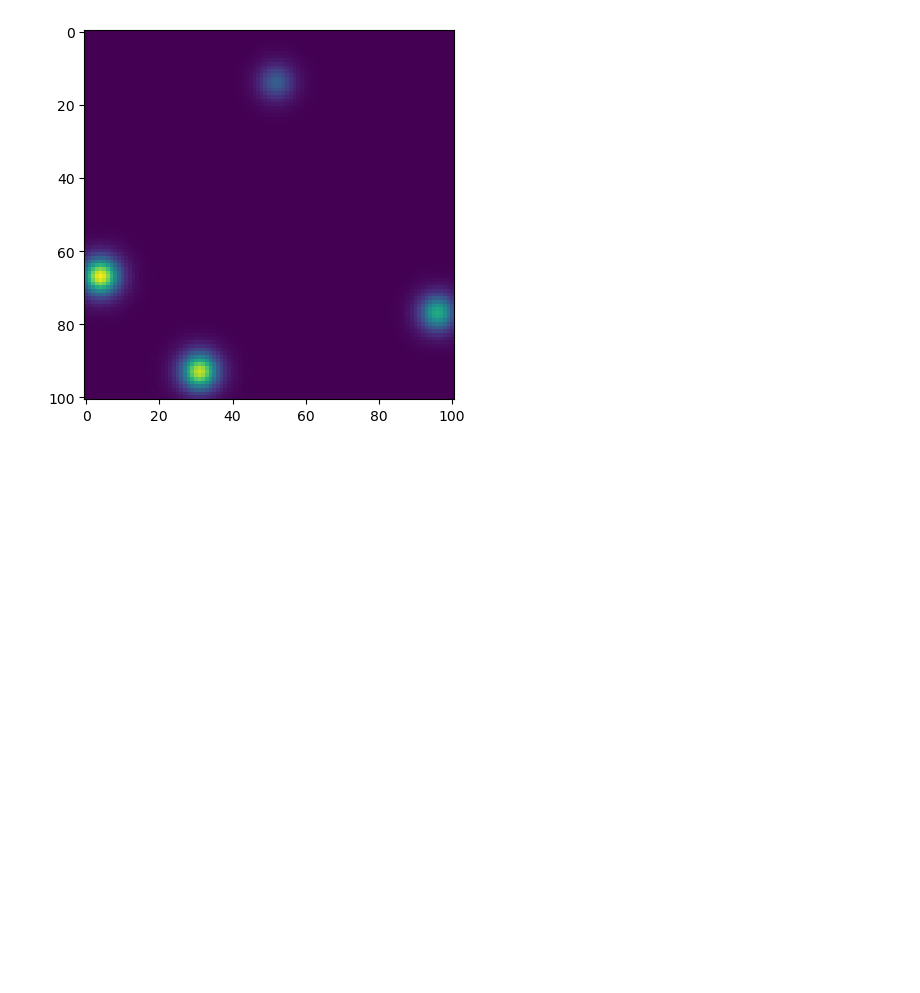
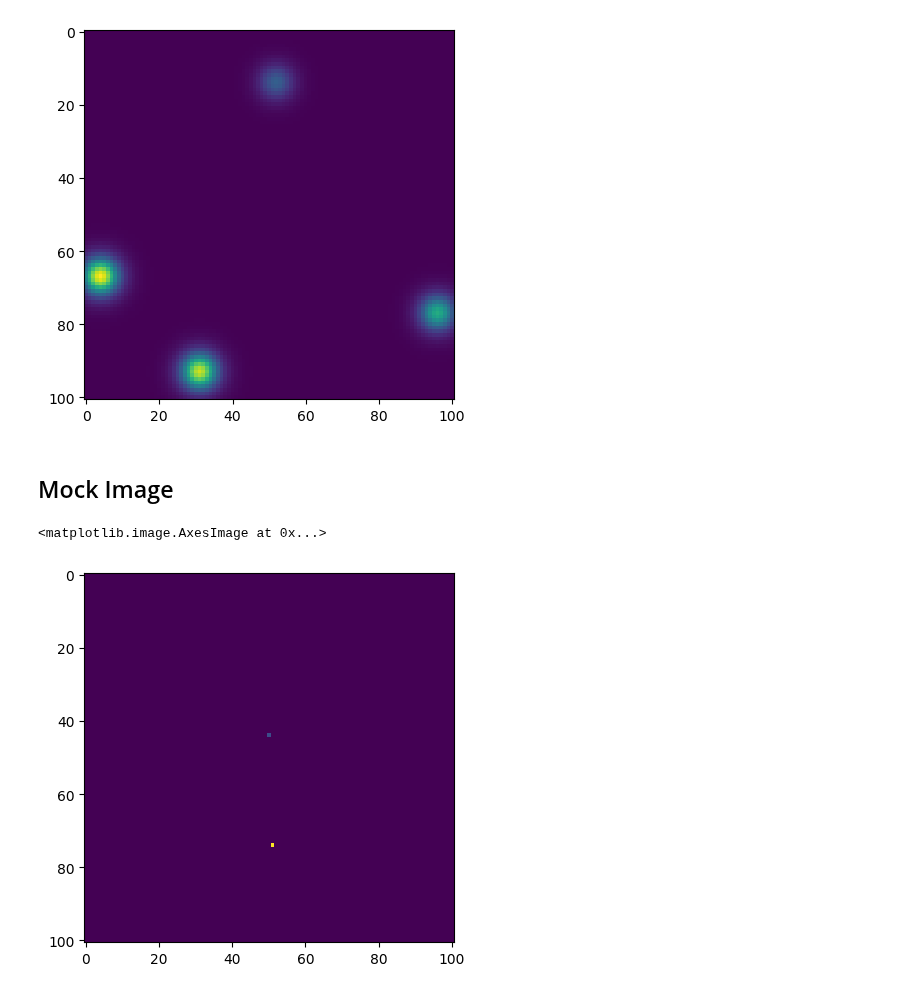
Before and after one commit to RookieinDongChuanRoad/4MOST_lensing_prediction, a Jupyter notebook: test_notebook/test_2dconvolution.ipynb, the cells around one changed output. Saved outputs shown, nothing was run; the diff lists cells and outputs as text; code cells hidden in the pictures; blank space fills up the shorter version.

```diff
--- a/test_notebook/test_2dconvolution.ipynb
+++ b/test_notebook/test_2dconvolution.ipynb
@@ -97,3 +102,14 @@ plt.imshow(image_conv_astropy)
 # %% [output]
 <matplotlib.image.AxesImage at 0x...>
 [figure]
+# %% [markdown]
+## Mock Image
+# %%
+from astropy.io import fits
+data = fits.open('../data/mock_image_ELCOSMOS_back/101_0.fits')
+# %%
+image1 = data[1].data
+plt.imshow(image1)
+# %% [output]
+<matplotlib.image.AxesImage at 0x...>
+[figure, added]
```
Also changed, not shown: parts of 8 cells of this notebook, 52 other files.
